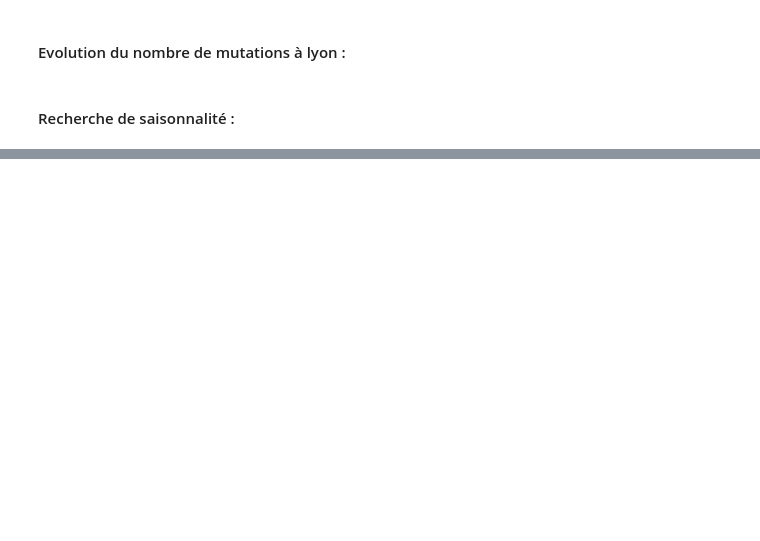
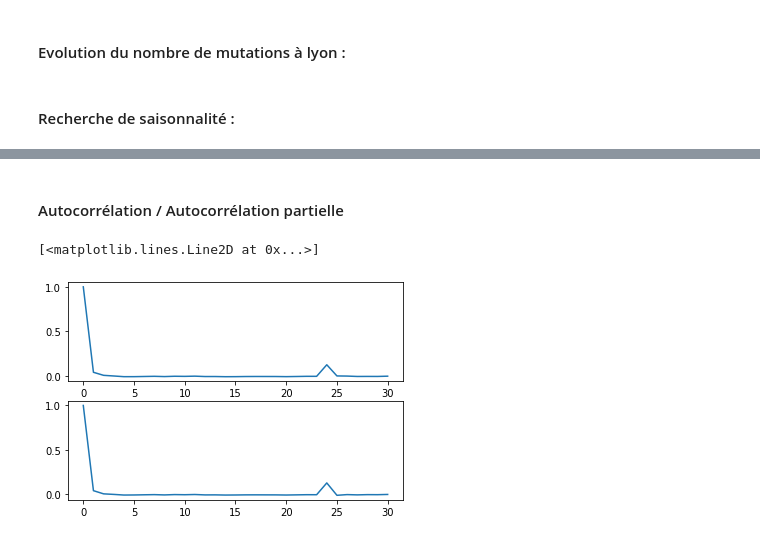
Before and after one commit to laurentgagliardi/dvf_2017-20, a Jupyter notebook: scripts/jupyter_notebook/DVF_analysis.ipynb, the cells around one changed output, grey strips where cells are left out. Drawn from its saved outputs; the diff is of its cells as text; code cells hidden in the pictures; blank space fills up the shorter version.

Commit message:
adding TSA final graph + update report + notebook

```diff
--- a/scripts/jupyter_notebook/DVF_analysis.ipynb
+++ b/scripts/jupyter_notebook/DVF_analysis.ipynb
@@ -136,0 +143,2 @@ fig.show()
+# %%
+df_lyon_vente = df_lyon[df_lyon['Nature mutation'].str.contains("Vente")]
@@ -136,0 +154,2 @@ fig.show()
+# %%
+df_tsa_sum = df_lyon_vente.groupby('Date mutation',as_index= False)['Valeur fonciere'].sum()
@@ -136,0 +179,16 @@ fig.show()
+# %%
+notrend = detrend(df_tsa_sum['Valeur fonciere'])
+df_tsa_sum["notrend"] = notrend
+
+fig = make_subplots(rows=1, cols=1)
+
+fig.add_trace(
+    go.Scatter(x=df_tsa_sum["Date mutation"],y=df_tsa_sum["Valeur fonciere"],showlegend=False,mode="lines",line=dict(color="#2271B3")),
+    row=1, col=1)
+fig.add_trace(
+    go.Scatter(x=df_tsa_sum["Date mutation"],y=df_tsa_sum["notrend"],showlegend=False,mode="lines",line=dict(color="#E55137")),
+    row=1, col=1)
+
+fig.update_yaxes(title_text="Echelle d'origine", row=1, col=1)
+fig.update_layout(height=600, width=800, title_text="Evolution de la valeur foncière lyonnaise et de la tendance entre 2017 et 2020")
+fig.show()
@@ -136,0 +199,4 @@ fig.show()
+# %%
+df_tsa_sum["diff"] = np.nan
+df_tsa_sum.loc[1:, "diff"] = (df_tsa_sum.iloc[1:, 1].values - df_tsa_sum.iloc[:len(df_tsa_sum)-1, 1].values)
+df_tsa_sum.head()
@@ -136,0 +210,12 @@ fig.show()
+# %% [markdown]
+#### Autocorrélation / Autocorrélation partielle
+# %%
+cor = acf(df_tsa_sum.notrend)
+pcor = pacf(df_tsa_sum.notrend)
+plt.subplot(2, 1, 1)
+plt.plot(cor)
+plt.subplot(2, 1, 2)
+plt.plot(pcor)
+# %% [output]
+[<matplotlib.lines.Line2D at 0x...>]
+[figure, added]
```
Also changed, not shown: parts of 26 cells of this notebook, 6 other files.
